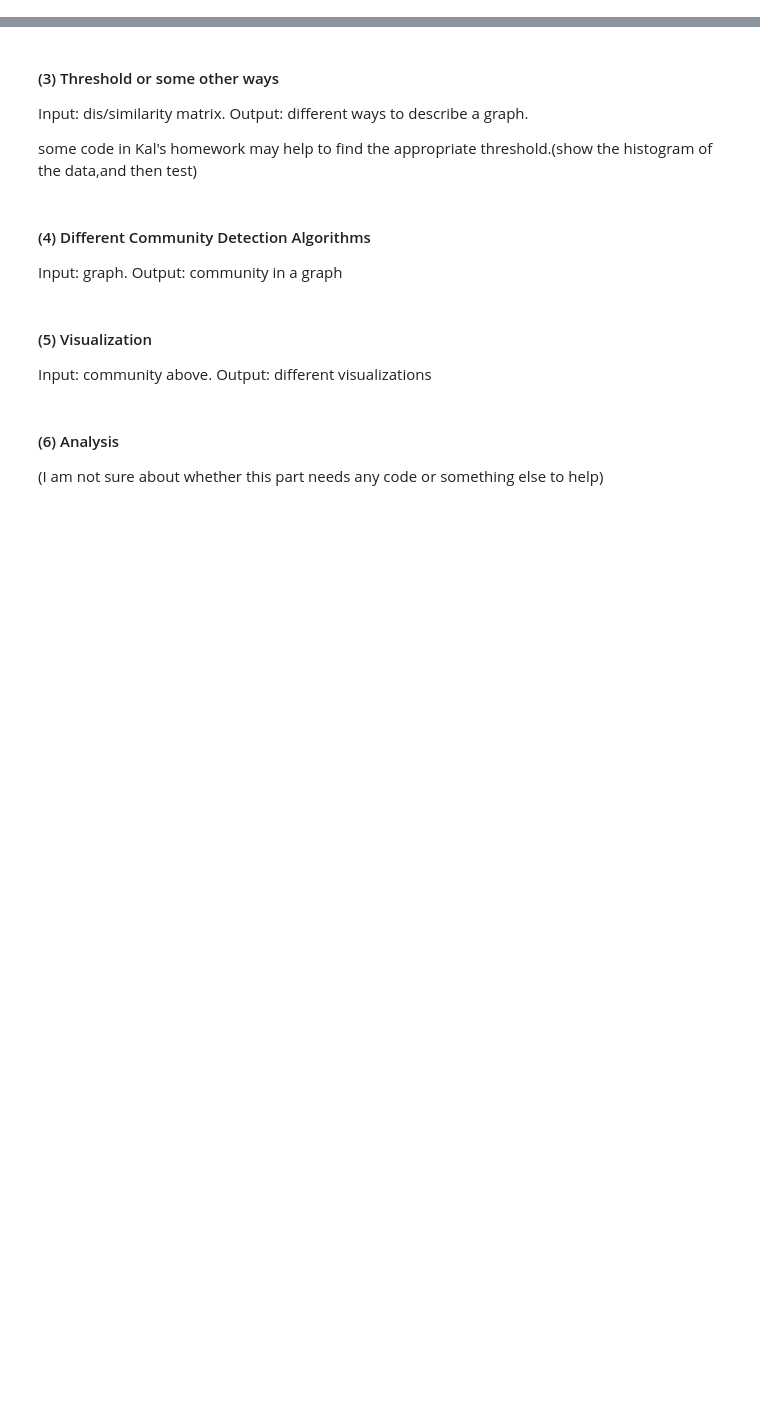
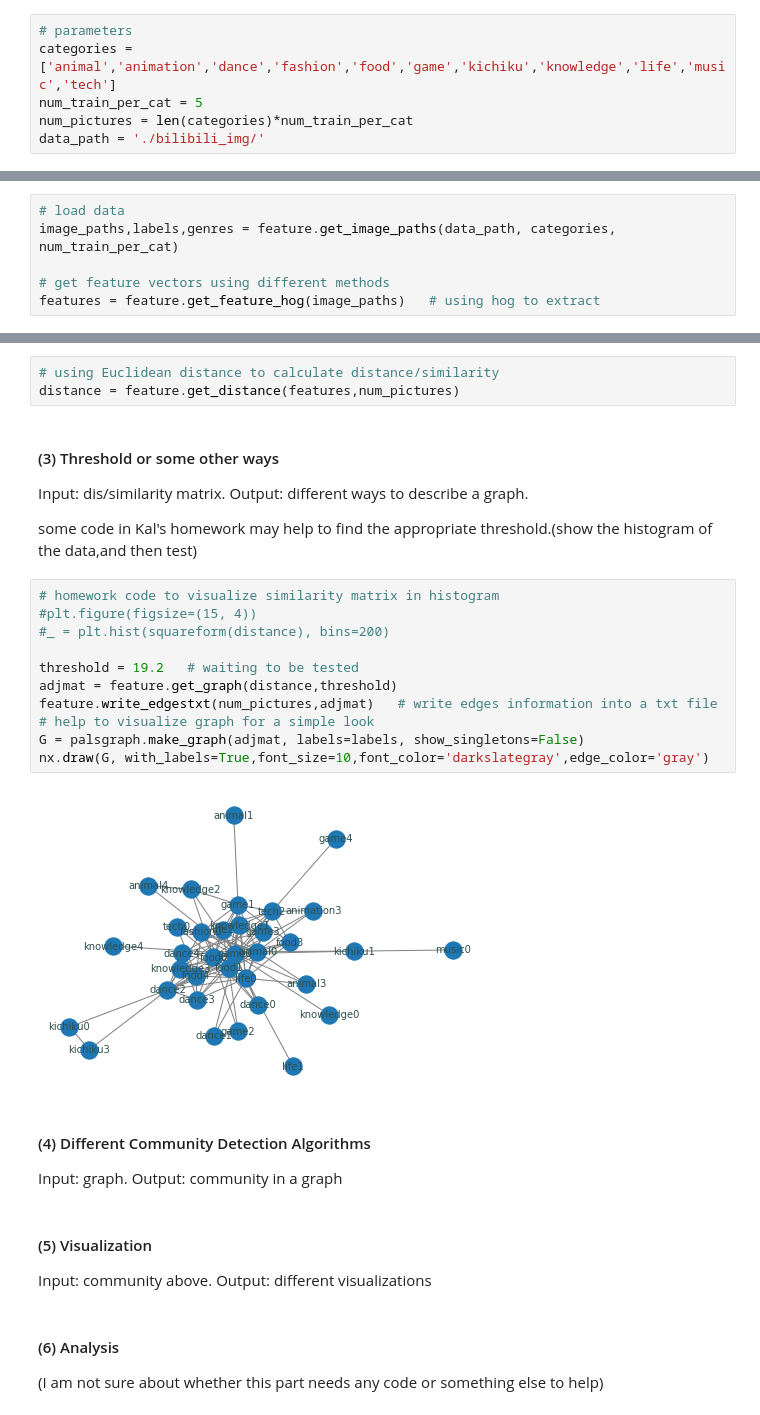
Before and after one commit to Tingyu00/CD-02, a Jupyter notebook: work_flow.ipynb, the cells around one changed output, grey strips where cells are left out. Cells and saved outputs as stored; diff of their text form; blank space fills up the shorter version.

Commit message:
Add files via upload
run HOG to extract features for further calculation

```diff
--- a/work_flow.ipynb
+++ b/work_flow.ipynb
@@ -8,18 +11,46 @@ Pictures ->(1) Feature Vectors ->(2) Dis/Similarity Matrix ->(3) Graph ->(4) Com
 # import area for every member to add their source code
+# %%
+# parameters
+categories = ['animal','animation','dance','fashion','food','game','kichiku','knowledge','life','music','tech']
+num_train_per_cat = 5
+num_pictures = len(categories)*num_train_per_cat
+data_path = './bilibili_img/'
 # %% [markdown]
 #### (1）Siamese/CNN network
 Input: pictures or their paths. Output: uncertain (Feature Vectors possibly).
+# %%
+# load data
+image_paths,labels,genres = feature.get_image_paths(data_path, categories, num_train_per_cat)
+
+# get feature vectors using different methods
+features = feature.get_feature_hog(image_paths)   # using hog to extract
 # %% [markdown]
 #### (2) Covariance/ Euclidean Distance/Gaussian to get Dis/Similarity Matrix
 Input: featurer vectors.Output: dis/simlarity matrix.
 
 if step(1) has directly got the output, then jump to the next step.
+# %%
+# using Euclidean distance to calculate distance/similarity
+distance = feature.get_distance(features,num_pictures)
 # %% [markdown]
 #### (3) Threshold or some other ways
 Input: dis/similarity matrix.
 Output: different ways to describe a graph.
 
 some code in Kal's homework may help to find the appropriate threshold.(show the histogram of the data,and then test)
+# %%
+# homework code to visualize similarity matrix in histogram
+#plt.figure(figsize=(15, 4))
+#_ = plt.hist(squareform(distance), bins=200)
+
+threshold = 19.2   # waiting to be tested
+adjmat = feature.get_graph(distance,threshold)
+feature.write_edgestxt(num_pictures,adjmat)   # write edges information into a txt file
+# help to visualize graph for a simple look
+G = palsgraph.make_graph(adjmat, labels=labels, show_singletons=False)
+nx.draw(G, with_labels=True,font_size=10,font_color='darkslategray',edge_color='gray')
+# %% [output]
+[figure, added]
 # %% [markdown]
 #### (4) Different Community Detection Algorithms
 Input: graph. Output: community in a graph
```
Also changed, not shown: parts of 1 cell of this notebook, 3 other files.
